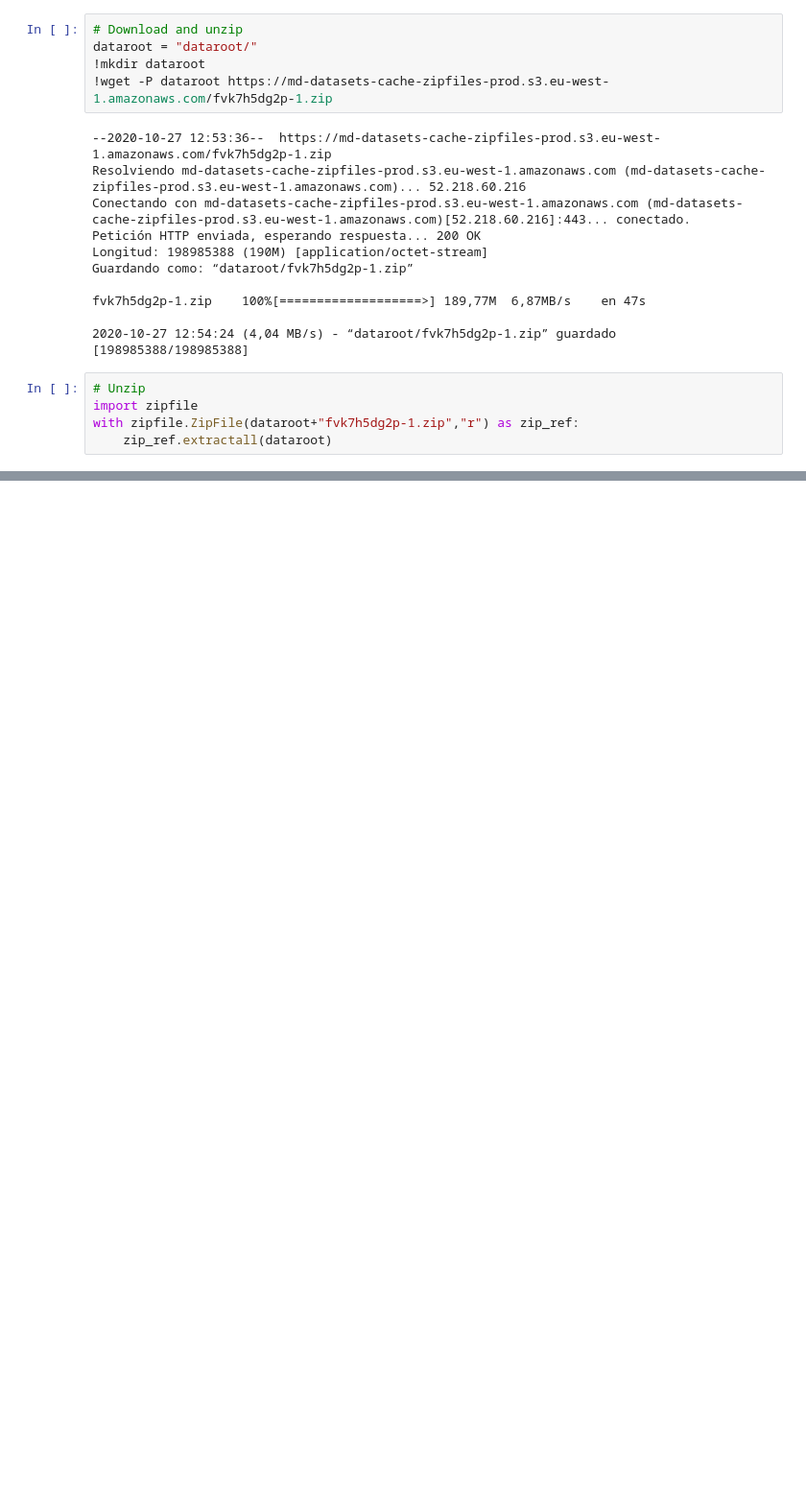
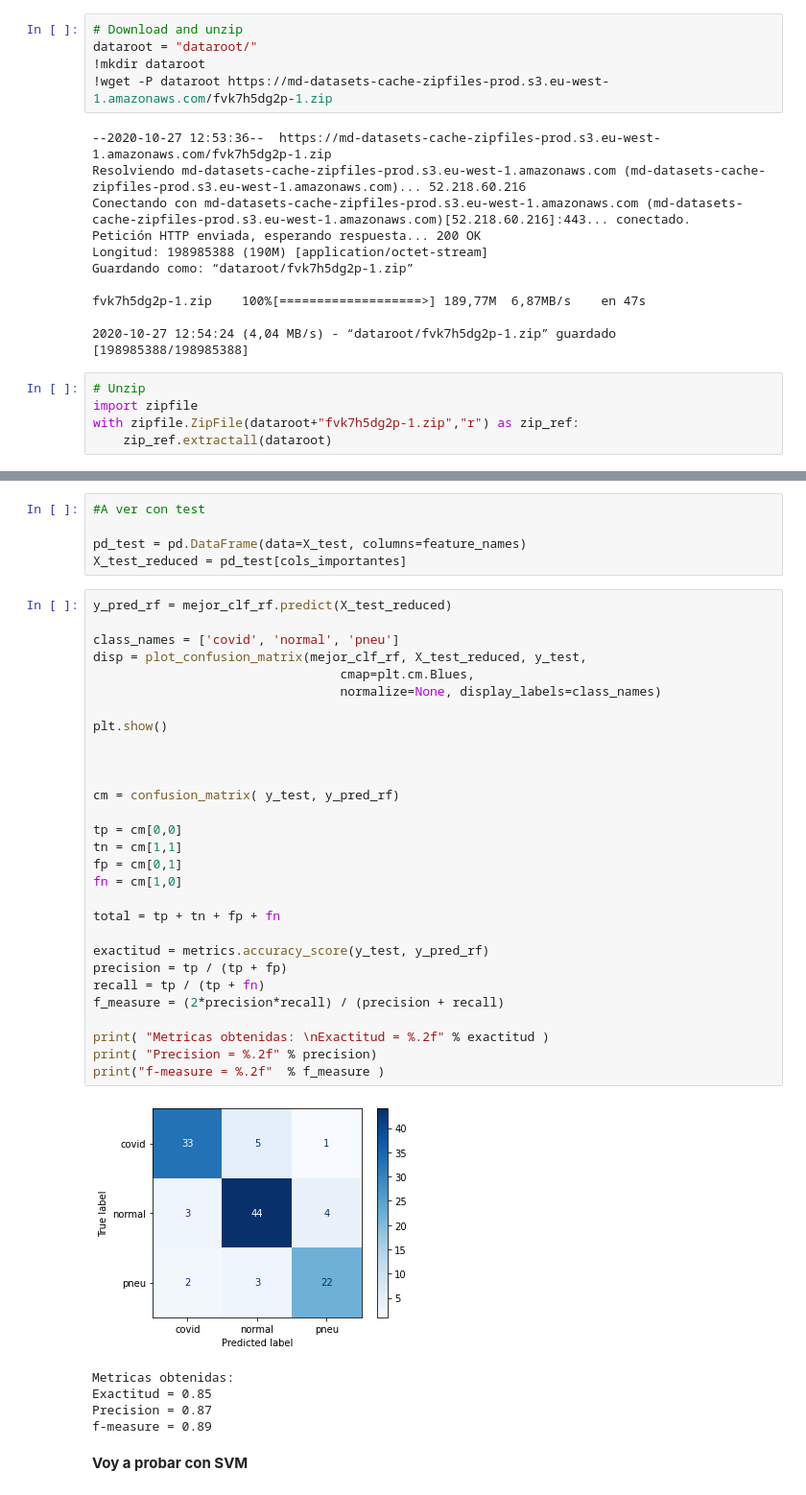
Before and after one commit to prietocanalejom/Aprendizaje_Maquina, a Jupyter notebook: TP4/TP4_Ej2.ipynb, the cells around one changed output, grey strips where cells are left out. Shown at 96% size. Saved outputs shown, nothing was run; the diff lists cells and outputs as text; blank space fills up the shorter version.

```diff
--- a/TP4/TP4_Ej2.ipynb
+++ b/TP4/TP4_Ej2.ipynb
@@ -43,0 +441,42 @@ plt.imshow(img_pneumonia,cmap='gray')
+# %%
+#A ver con test
+
+pd_test = pd.DataFrame(data=X_test, columns=feature_names)
+X_test_reduced = pd_test[cols_importantes]
+# %%
+y_pred_rf = mejor_clf_rf.predict(X_test_reduced)
+
+class_names = ['covid', 'normal', 'pneu']
+disp = plot_confusion_matrix(mejor_clf_rf, X_test_reduced, y_test,
+                                 cmap=plt.cm.Blues,
+                                 normalize=None, display_labels=class_names)
+
+plt.show()
+
+
+
+cm = confusion_matrix( y_test, y_pred_rf)
+
+tp = cm[0,0]
+tn = cm[1,1]
+fp = cm[0,1]
+fn = cm[1,0]
+
+total = tp + tn + fp + fn
+
+exactitud = metrics.accuracy_score(y_test, y_pred_rf)
+precision = tp / (tp + fp)
+recall = tp / (tp + fn)
+f_measure = (2*precision*recall) / (precision + recall)
+
+print( "Metricas obtenidas: \nExactitud = %.2f" % exactitud )
+print( "Precision = %.2f" % precision)
+print("f-measure = %.2f"  % f_measure )
+# %% [output]
+[figure, added]
+Metricas obtenidas:
+Exactitud = 0.85
+Precision = 0.87
+f-measure = 0.89
+# %% [markdown]
+**Voy a probar con SVM**
```
Also changed, not shown: parts of 29 cells of this notebook.
